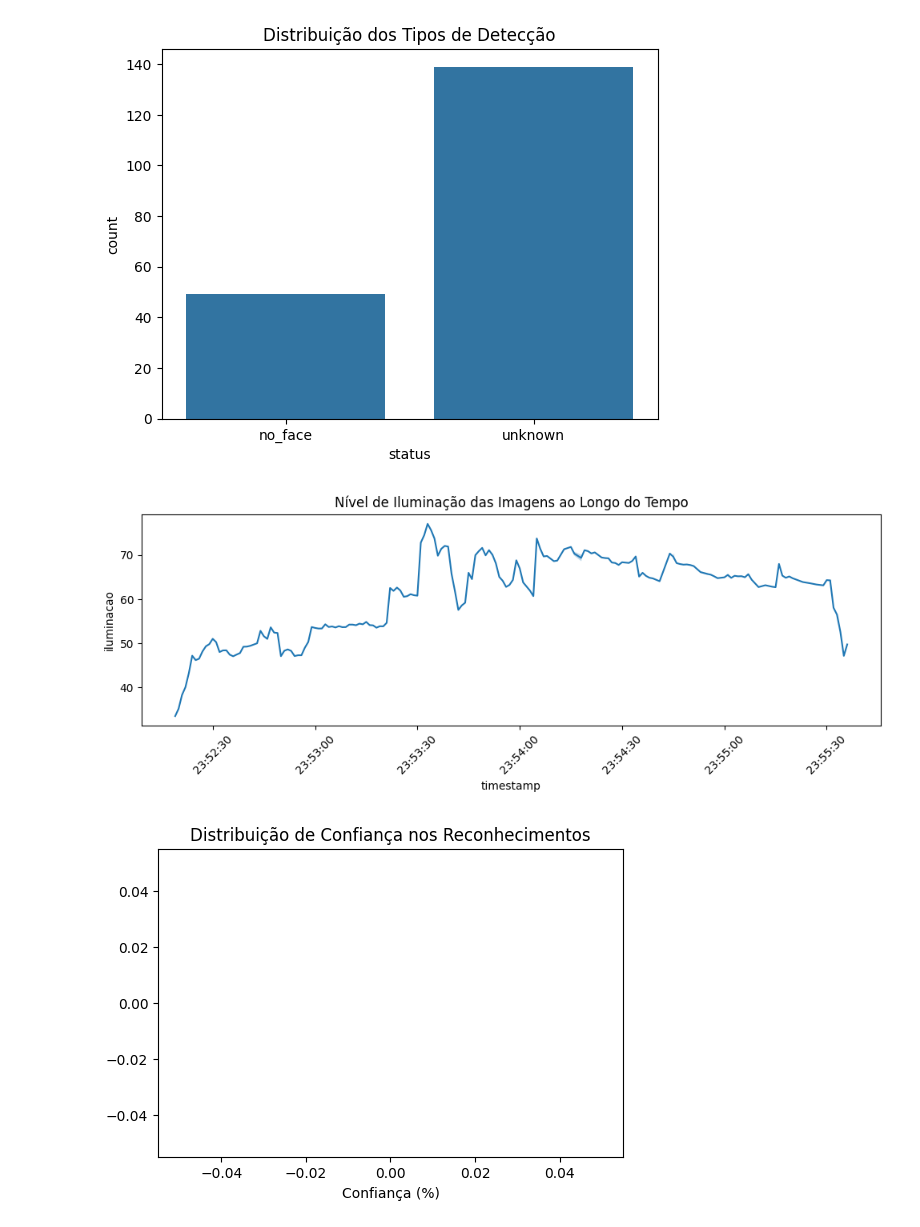
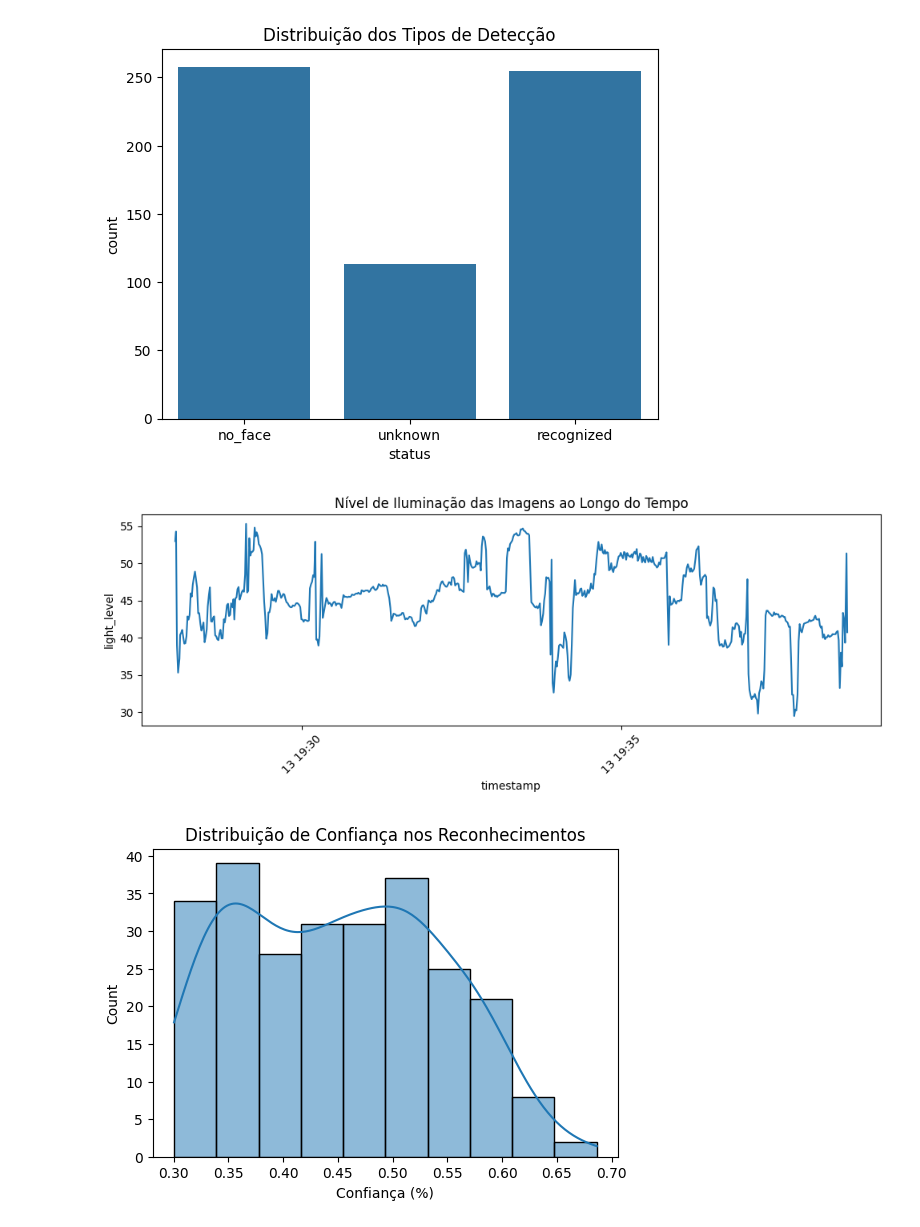
Before and after one commit to ToxicOtter/backend-tcc, a Jupyter notebook: analise.ipynb, the cells around one changed output. Drawn from its saved outputs; the diff is of its cells as text; code cells hidden in the pictures.

```diff
--- a/analise.ipynb
+++ b/analise.ipynb
@@ -68,7 +31,7 @@ def adicionar_faixas_iluminacao(df: pd.DataFrame) -> pd.DataFrame:
         ">=255 (estourado)"
     ]
     df = df.copy()
-    df["faixa_luz"] = pd.cut(df["iluminacao"], bins=bins, labels=labels, right=True, include_lowest=True)
+    df["faixa_luz"] = pd.cut(df["light_level"], bins=bins, labels=labels, right=True, include_lowest=True)
     return df
 # %%
 def grafico_barras_empilhadas_por_luz(df: pd.DataFrame, titulo: str = "Tipos de detecção por faixa de luminosidade"):
@@ -107,6 +70,3 @@ def grafico_percentual_por_luz(df: pd.DataFrame, titulo: str = "Proporção de t
     ax.legend(title="Status", bbox_to_anchor=(1.02, 1), loc="upper left")
     plt.tight_layout()
     plt.show()
-# %%
-df = ler_log_para_dataframe('./src/logs/reconhecimento_foto_antes.log')
-df.head()
@@ -129,0 +83,2 @@ df.head()
+# %%
+df["timestamp"] = pd.to_datetime(df["detected_at"])
@@ -137,27 +115,27 @@ sns.countplot(data=df, x='status')
 plt.title('Distribuição dos Tipos de Detecção')
 plt.show()
 # %% [output]
-[figure, old version]
+[figure, new version]
 # %%
 # Iluminação ao longo do tempo
 plt.figure(figsize=(10, 4))
-sns.lineplot(data=df, x='timestamp', y='iluminacao')
+sns.lineplot(data=df, x='timestamp', y='light_level')
 plt.title('Nível de Iluminação das Imagens ao Longo do Tempo')
 plt.xticks(rotation=45)
 plt.tight_layout()
 plt.show()
 # %% [output]
-[figure, old version]
+[figure, new version]
 # %%
 # Confiança dos reconhecimentos (quando disponível)
-df_conf = df[df['confianca'].notnull()]
+df_conf = df[df['confidence'].notnull()]
 plt.figure(figsize=(6, 4))
-sns.histplot(df_conf['confianca'], bins=10, kde=True)
+sns.histplot(df_conf['confidence'], bins=10, kde=True)
 plt.title('Distribuição de Confiança nos Reconhecimentos')
 plt.xlabel('Confiança (%)')
 plt.show()
 # %% [output]
-[figure, old version]
+[figure, new version]
 # %%
 grafico_barras_empilhadas_por_luz(df)
 # %% [output]
```
Also changed, not shown: parts of 14 cells of this notebook, 2 other files.
